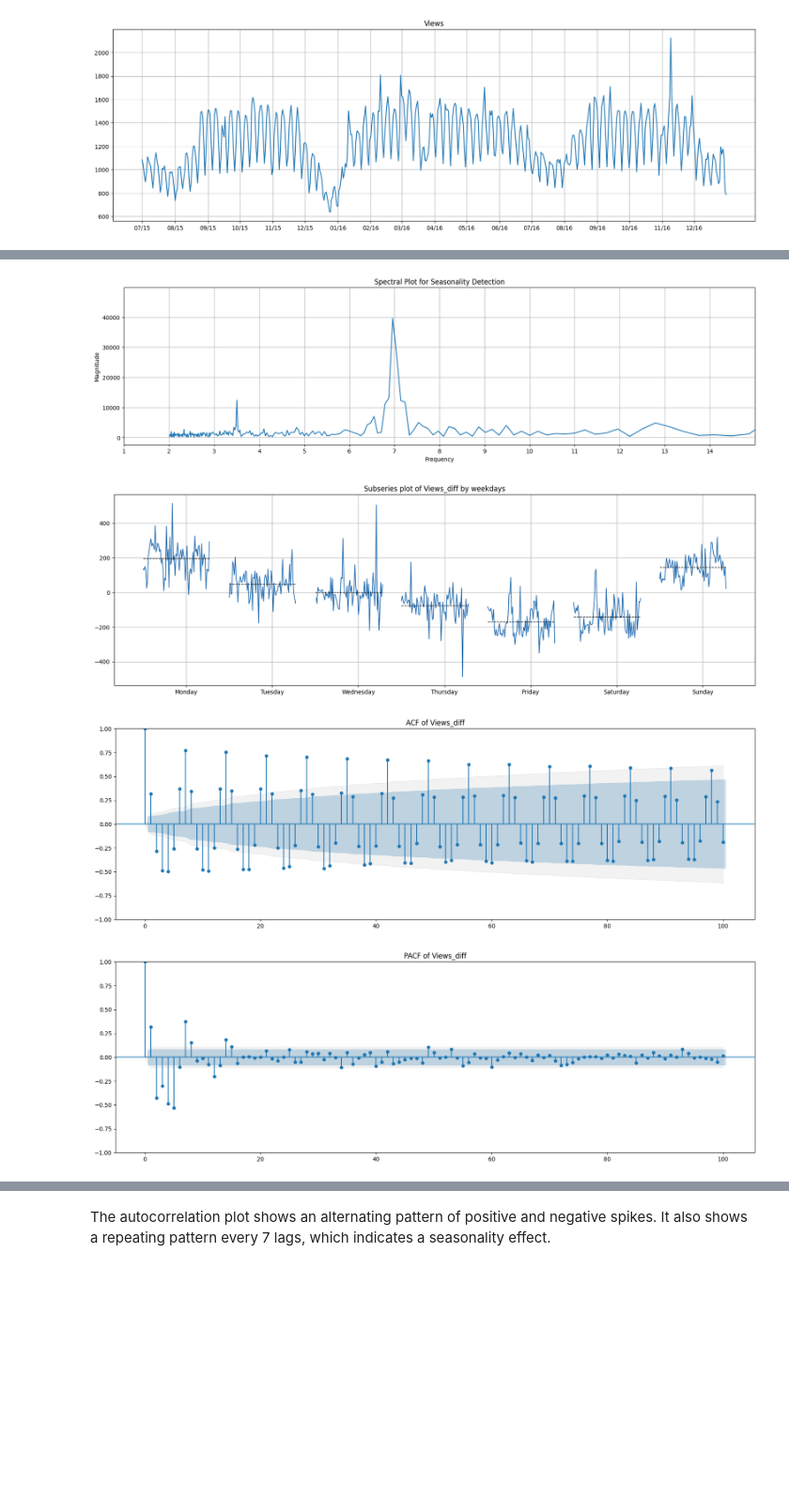
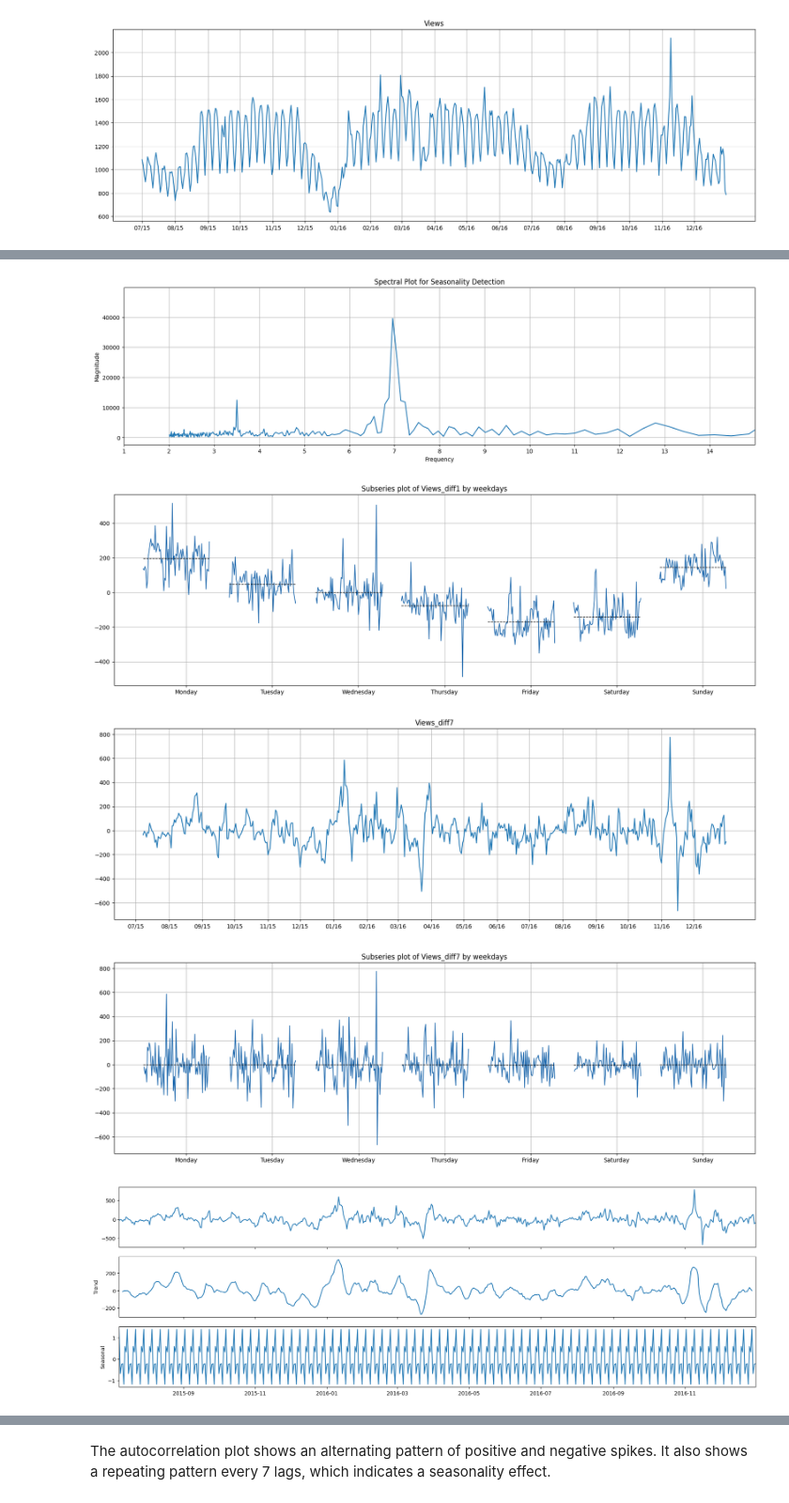
Before and after one commit to waitasecant/tsa, a Jupyter notebook: main2.ipynb, the cells around one changed output, grey strips where cells are left out. Shown at 94% size. Cells and saved outputs as stored; diff of their text form; code cells hidden in the pictures; blank space fills up the shorter version.

```diff
--- a/main2.ipynb
+++ b/main2.ipynb
@@ -125,20 +119,32 @@ def plot_subseries(df : pd.DataFrame, var : str, diff : bool=False):
         plt.xticks([50,150,250,350,450,550,650], weeks)
 # %%
 def main(df : pd.DataFrame, var : str, conf : float=0.05, lags : int=30):
-    diff, temp = test_stationarity(df, var, conf, verbose=True)
-    if diff:
-        plot_ts(df, var)
-        plot_ts(temp, var, diff=diff)
-        plot_spec(temp, var)
-        plot_subseries(temp, var, diff=diff)
-        plot_cf(temp, var, 'acf', lags=lags, diff=diff)
-        plot_cf(temp, var, 'pacf', lags=lags, diff=diff)
-    else:
-        plot_ts(df, var)
-        plot_spec(temp, var)
-        plot_subseries(df, var)
-        plot_cf(temp, var, 'acf', lags=lags, diff=diff)
-        plot_cf(temp, var, 'pacf', lags=lags, diff=diff)
+    test_stationarity(df, var, conf, verbose=True)
+    temp = df.copy()
+    var_diff1 = var+'_diff1'
+    var_diff7 = var+'_diff7'
+    temp[var_diff1] = df[var].diff(1)
+    temp[var_diff7] = temp[var].diff(7)
+
+    plot_ts(df, var)
+    plot_ts(temp, var_diff1)
+    plot_spec(df, var)
+    plot_subseries(temp, var_diff1)
+    plot_ts(temp, var_diff7)
+    plot_subseries(temp, var_diff7)
+
+    t = temp.dropna()
+    t = t[['Date',var_diff7]]
+    t.set_index('Date', inplace=True)
+    sd = seasonal_decompose(t, model='additive').plot(resid=False)
+    sd.figure.set_size_inches(20, 6)
+
+    plot_cf(temp, var, 'acf', lags=lags)
+    plot_cf(temp, var, 'pacf', lags=lags)
+    plot_cf(temp, var_diff1, 'acf', lags=lags)
+    plot_cf(temp, var_diff1, 'pacf', lags=lags)
+    plot_cf(temp, var_diff7, 'acf', lags=lags)
+    plot_cf(temp, var_diff7, 'pacf', lags=lags)
 # %%
-main(df, 'Views', conf=0.01, lags=100)
+main(df, 'Views', conf=0.05, lags=100)
 # %% [output]
@@ -148,7 +152,8 @@ Time series is stationary with p-value 0.0 < 0.01 and test statistic -6.019
 Dominant frequencies, which correspond to seasonal cycles: [183, 6, 7]
 [figure]
 [figure]
 [figure]
 [figure]
-[figure, old version]
+[figure, new version]
-[figure, old version]
+[figure, new version]
+[figure, added]
```
Also changed, not shown: parts of 16 cells of this notebook.
